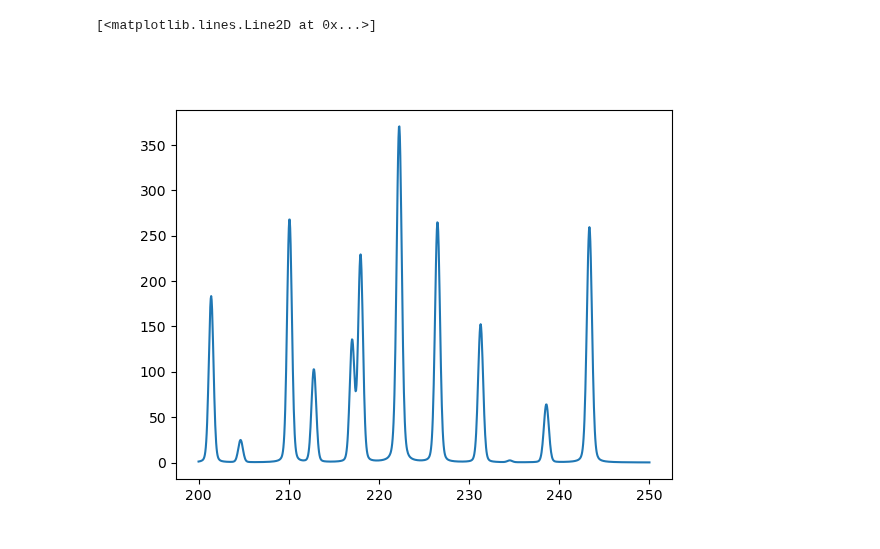
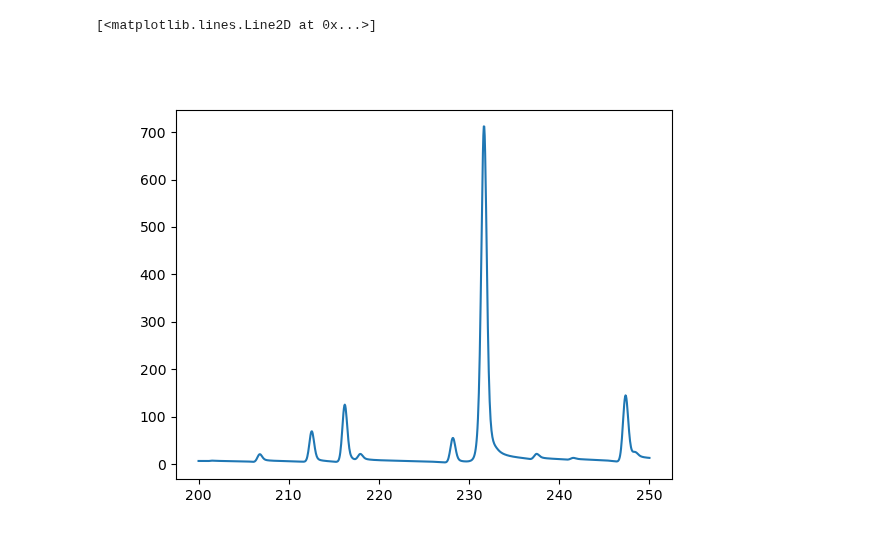
Before and after one commit to Naww137/ATARI, a Jupyter notebook: examples/Compare_Resonance_Models.ipynb, the cells around one changed output. Cells and saved outputs as stored; diff of their text form; code cells hidden in the pictures.

Commit message:
update example to new particle pair

```diff
--- a/examples/Compare_Resonance_Models.ipynb
+++ b/examples/Compare_Resonance_Models.ipynb
@@ -88,19 +108,15 @@ rto = sammy_classes.SammyRunTimeOptions('/Users/noahwalton/gitlab/sammy/sammy/bu
                               "sammy_runDIR": "sammy_runDIR_1"
                               })
 
-model = sammy_classes.theory("Ta181", 180.948030, ac=8.1271, formalism="XCT")
-
-template_creator.make_input_template('theo.inp', model, exp_model_theo, rto)
+template_creator.make_input_template('theo.inp',Ta_pair, theo_exp_model, rto)
+theo_exp_model.template= os.path.realpath('theo.inp')
-# %%
-
-sammyINPyw = sammy_classes.SammyInputDataYW(
-    particle_pair = Ta_pair,
-    model = model,
-    resonance_ladder = resonance_ladder,
-
-    datasets= [exp_model_theo.energy_grid] ,
-    templates= [os.path.realpath('theo.inp')],
-    experiments = [exp_model_theo] ,
-    )
-
-sammyOUT = sammy_functions.run_sammy_YW(sammyINPyw, rto)
+# %%
+sammyINP = sammy_classes.SammyInputData(
+    Ta_pair,
+    resonance_ladder,
+    template=theo_exp_model.template,
+    experiment=theo_exp_model,
+    energy_grid = theo_exp_model.energy_grid
+)
+
+sammyOUT = sammy_functions.run_sammy(sammyINP, rto)
@@ -107,6 +139,6 @@ sammyOUT = sammy_functions.run_sammy_YW(sammyINPyw, rto)
 # %%
 figure()
-plot(sammyOUT.pw[0].E, sammyOUT.pw[0].theo_xs)
+plot(sammyOUT.pw.E, sammyOUT.pw.theo_xs)
 # %% [output]
 [<matplotlib.lines.Line2D at 0x...>]
-[figure, old version]
+[figure, new version]
```
Also changed, not shown: parts of 7 cells of this notebook.
